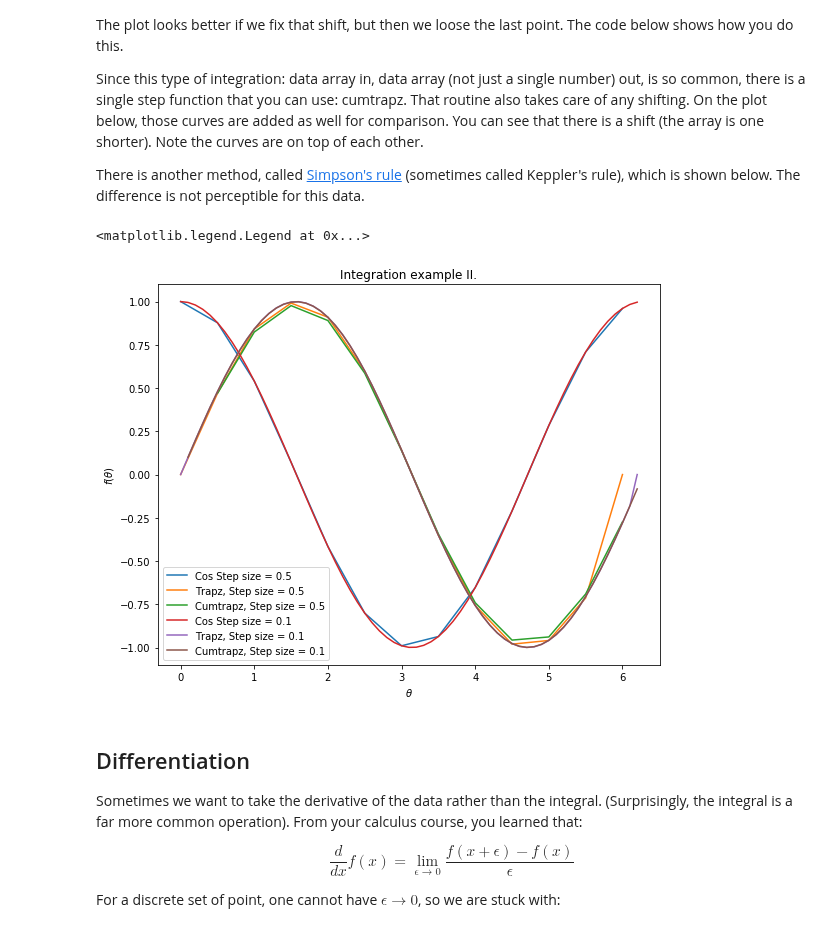
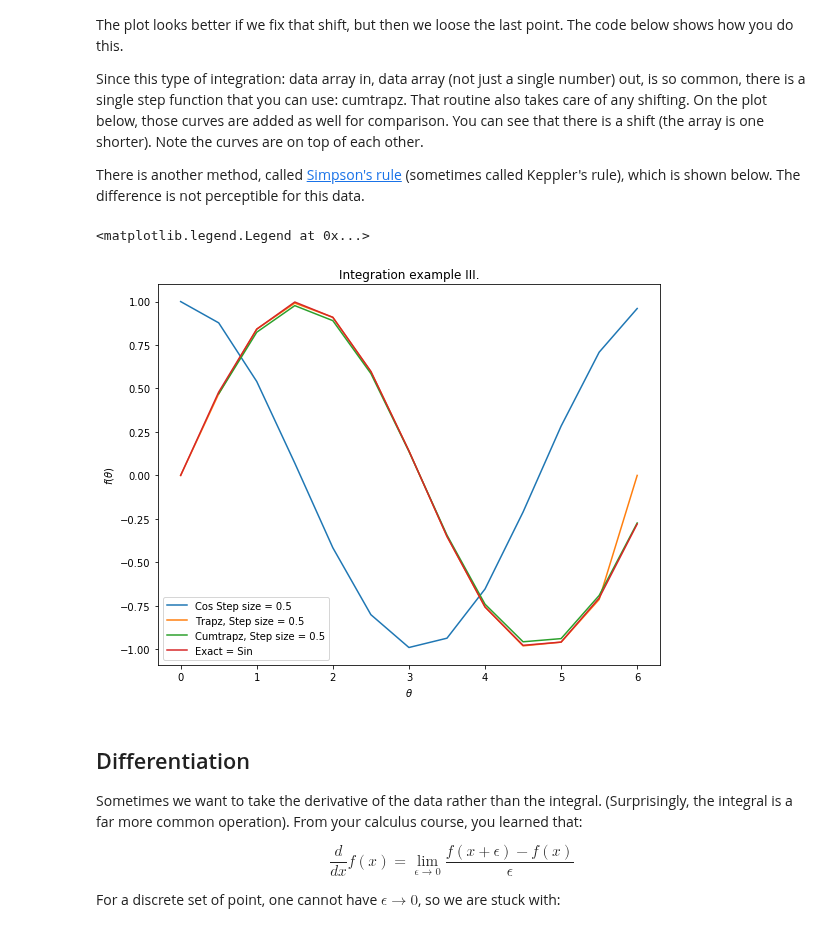
Before and after one commit to mholtrop/Phys601, a Jupyter notebook: Notebooks/Basic_Calculus.ipynb, the cells around one changed output. Drawn from its saved outputs; the diff is of its cells as text; code cells hidden in the pictures.

Commit message:
Update graph titles

```diff
--- a/Notebooks/Basic_Calculus.ipynb
+++ b/Notebooks/Basic_Calculus.ipynb
@@ -123,32 +123,34 @@ There is another method, called [Simpson's rule](https://en.wikipedia.org/wiki/S
 # %%
 # Again, compute the different cosine approximation
 fig = plt.figure(figsize=(9,7))
 ax  = fig.add_subplot(111)
-ax.set_title("Integration example II.")
+ax.set_title("Integration example III.")
 ax.set_xlabel(r'$\theta$')
 ax.set_ylabel(r'$f(\theta)$')
 start = 0.
 stop = 2*np.pi
-steps = [0.5,0.1]
+steps = [0.5]
 for step_size in steps:
     x = np.arange(start,stop,step_size)
     y = np.cos(x)
     ax.plot(x,y,label="Cos Step size = {}".format(step_size))
 
     y_int = np.zeros_like(y)  # An array of zeros the same size as y.
     # Now integrate y for each x:
     for ix in range(0,len(y)-1):                      # Because we shift, we are one point short.
         y_sum = integrate.simps(y[0:ix+1],x[0:ix+1])  # NOTE THE SHIFT
         # The x is given for the steps, which do not need to be equal sized.
         y_int[ix] = y_sum
     ax.plot(x,y_int,label="Trapz, Step size = {}".format(step_size))
     y_int = integrate.cumtrapz(y,x)
     ax.plot(x[1:],y_int,label="Cumtrapz, Step size = {}".format(step_size))
 
+    ax.plot(x,np.sin(x),label="Exact = Sin")
+
 ax.legend()
 # %% [output]
 <matplotlib.legend.Legend at 0x...>
-[figure, old version]
+[figure, new version]
 # %% [markdown]
 ## Differentiation
 
```
Also changed, not shown: parts of 4 cells of this notebook.
